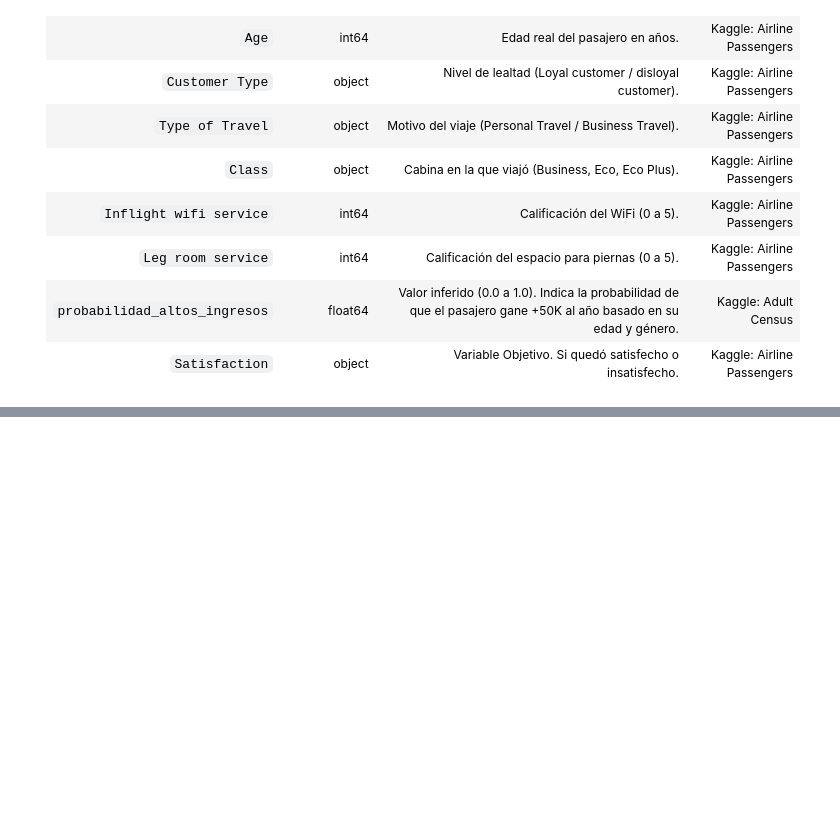
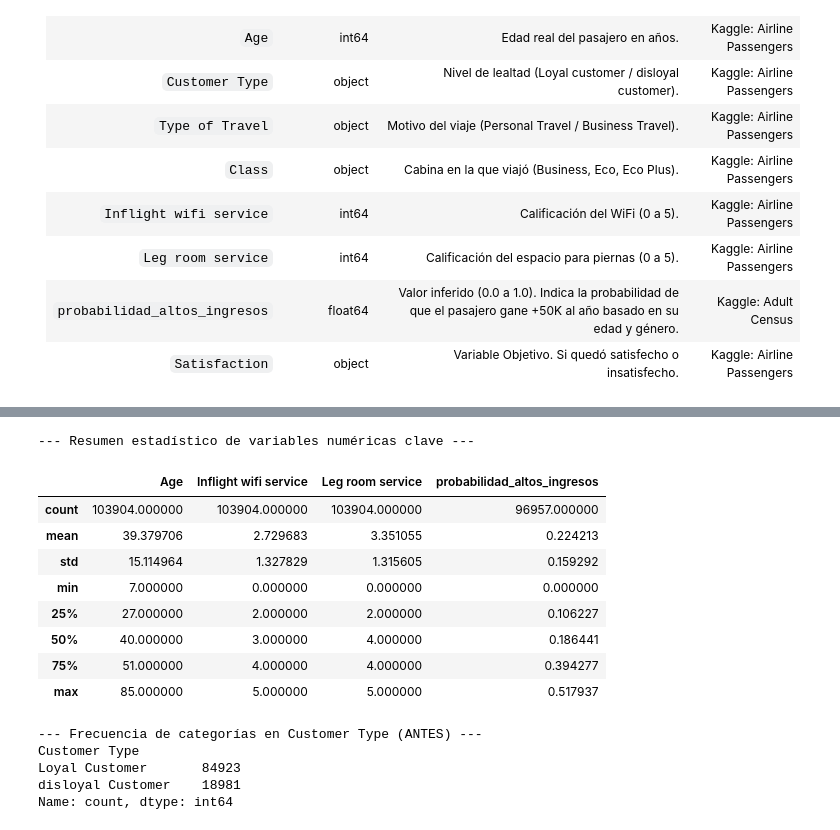
Before and after one commit to AndrewBTC1108/analitica-Vuelos, a Jupyter notebook: notebooks/01_adquisicion_datos.ipynb, the cells around one changed output, grey strips where cells are left out. Drawn from its saved outputs; the diff is of its cells as text; code cells hidden in the pictures; blank space fills up the shorter version.

Commit message:
Se agrega seccion Calidad de datos: correccion de dtypes y limpieza de inconsistencias

```diff
--- a/notebooks/01_adquisicion_datos.ipynb
+++ b/notebooks/01_adquisicion_datos.ipynb
@@ -100,0 +136,28 @@ A continuación, el diccionario de las columnas principales del dataset ya conso
+# %%
+print("--- Tipos de dato ANTES de corregir ---")
+print(pasajeros_cruzado.dtypes)
+
+# 1. Eliminar columna índice residual del CSV si está presente
+if 'Unnamed: 0' in pasajeros_cruzado.columns:
+    pasajeros_cruzado = pasajeros_cruzado.drop(columns=['Unnamed: 0'])
+
+# 2. Convertir 'id' a texto (string/object) para evitar cálculos numéricos accidentales
+pasajeros_cruzado['id'] = pasajeros_cruzado['id'].astype(str)
+
+# 3. Convertir retraso de llegada a entero que soporta nulos (Int64)
+if 'Arrival Delay in Minutes' in pasajeros_cruzado.columns:
+    pasajeros_cruzado['Arrival Delay in Minutes'] = (
+        pd.to_numeric(pasajeros_cruzado['Arrival Delay in Minutes'], errors='coerce')
+        .round()
+        .astype('Int64')
+    )
+
+# 4. Convertir 'Class' en categoría ordenada y variables nominales cerradas a 'category'
+orden_clases = pd.CategoricalDtype(categories=['Eco', 'Eco Plus', 'Business'], ordered=True)
+pasajeros_cruzado['Class'] = pasajeros_cruzado['Class'].astype(orden_clases)
+
+for col_cat in ['Gender', 'Type of Travel', 'satisfaction']:
+    pasajeros_cruzado[col_cat] = pasajeros_cruzado[col_cat].astype('category')
+
+print("\n--- Tipos de dato DESPUÉS de corregir ---")
+print(pasajeros_cruzado[['id', 'Class', 'Gender', 'Type of Travel', 'Arrival Delay in Minutes', 'satisfaction']].dtypes)
@@ -100,0 +186,24 @@ A continuación, el diccionario de las columnas principales del dataset ya conso
+# %%
+# Exploración numérica de variables clave del objetivo
+print("--- Resumen estadístico de variables numéricas clave ---")
+display(pasajeros_cruzado[['Age', 'Inflight wifi service', 'Leg room service', 'probabilidad_altos_ingresos']].describe())
+
+# Exploración categórica de tipo de cliente
+print("\n--- Frecuencia de categorías en Customer Type (ANTES) ---")
+print(pasajeros_cruzado['Customer Type'].value_counts(dropna=False))
+# %% [output]
+--- Resumen estadístico de variables numéricas clave ---
+|  | Age | Inflight wifi service | Leg room service | probabilidad_altos_ingresos |
+| count | 103904.000000 | 103904.000000 | 103904.000000 | 96957.000000 |
+| mean | 39.379706 | 2.729683 | 3.351055 | 0.224213 |
+| std | 15.114964 | 1.327829 | 1.315605 | 0.159292 |
+| min | 7.000000 | 0.000000 | 0.000000 | 0.000000 |
+| 25% | 27.000000 | 2.000000 | 2.000000 | 0.106227 |
+| 50% | 40.000000 | 3.000000 | 4.000000 | 0.186441 |
+| 75% | 51.000000 | 4.000000 | 4.000000 | 0.394277 |
+| max | 85.000000 | 5.000000 | 5.000000 | 0.517937 |
+--- Frecuencia de categorías en Customer Type (ANTES) ---
+Customer Type
+Loyal Customer       84923
+disloyal Customer    18981
+Name: count, dtype: int64
```
Also changed, not shown: parts of 8 cells of this notebook.
